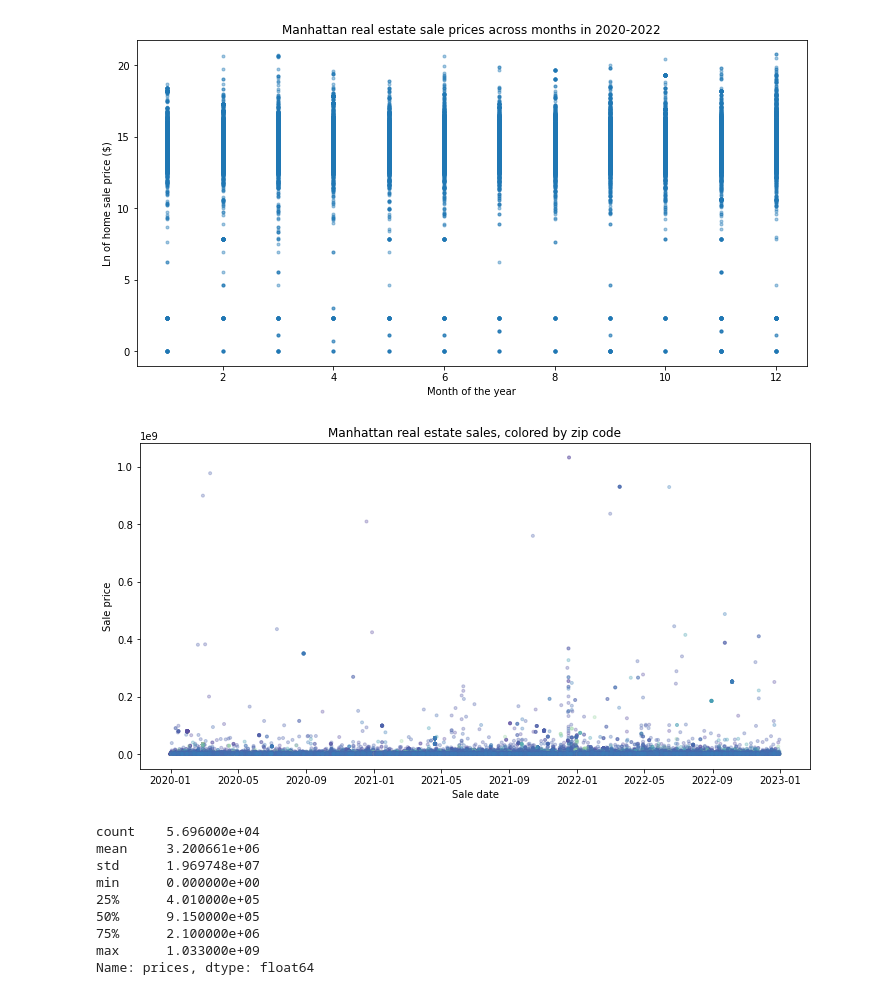
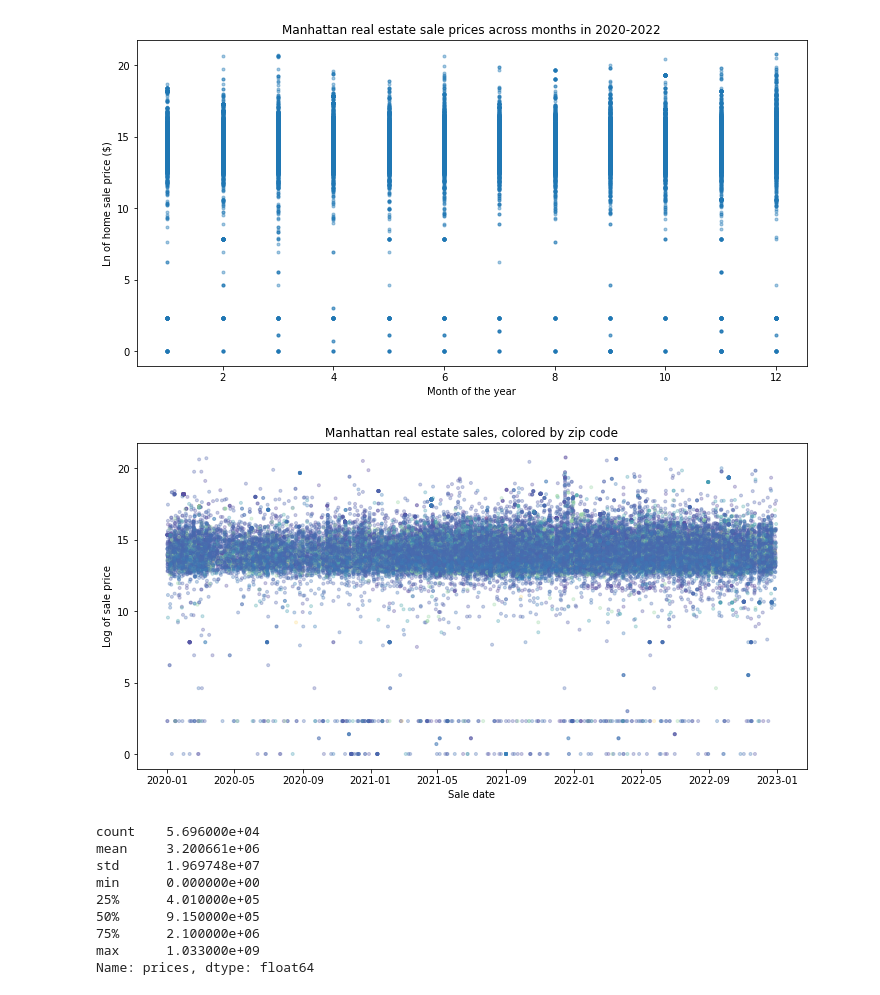
Before and after one commit to lprockop/MastersThesis, a Jupyter notebook: Data/DataCleaning.ipynb, the cells around one changed output. Saved outputs shown, nothing was run; the diff lists cells and outputs as text; code cells hidden in the pictures.

Commit message:
adding many more data files and viz

```diff
--- a/Data/DataCleaning.ipynb
+++ b/Data/DataCleaning.ipynb
@@ -6,9 +6,9 @@ import matplotlib.pyplot as plt
 import datetime
 # %%
 #read in sales
-sales20 = pd.read_csv("Data/2020_manhattan.csv", header=6)
-sales21 = pd.read_csv("Data/2021_manhattan.csv", header=6)
-sales22 = pd.read_csv("Data/rollingsales_manhattan.csv")
+sales20 = pd.read_csv("2020_manhattan.csv", header=6)
+sales21 = pd.read_csv("2021_manhattan.csv", header=6)
+sales22 = pd.read_csv("rollingsales_manhattan.csv")
 sales22.rename(columns = {' SALE PRICE ':'SALE PRICE'}, inplace = True)
 sales22.rename(columns = {'RESIDENTIAL UNITS':'RESIDENTIAL\nUNITS'}, inplace = True)
 sales22.rename(columns = {'COMMERCIAL UNITS':'COMMERCIAL\nUNITS'}, inplace = True)
@@ -17,6 +17,6 @@ sales22.rename(columns = {'LAND SQUARE FEET':'LAND \nSQUARE FEET'}, inplace = Tr
 sales22.rename(columns = {'GROSS SQUARE FEET':'GROSS \nSQUARE FEET'}, inplace = True)
 sales22.rename(columns = {'BUILDING CLASS AT TIME OF SALE':'BUILDING CLASS\nAT TIME OF SALE'}, inplace = True)
 # %%
-print(sales20.head(2))
-print(sales21.head(2))
-print(sales22.head(2))
+sales20 = sales20.dropna(how='all')
+sales21 = sales21.dropna(how='all')
+sales22 = sales22.dropna(how='all')
@@ -52,4 +34,6 @@ allsales.head()
 5 rows × 25 columns
+# %%
+allsales['BBL'] = str(allsales['BOROUGH']) + str(allsales['BLOCK']) + str(allsales['LOT'])
 # %%
 allsales.dtypes
 # %% [output]
@@ -72,6 +56 @@ Country                             object
 dtype: object
-# %%
-#drop empty rows
-print(allsales.shape)
-allsales = allsales.dropna(how='all', axis=0)
-print(allsales.shape)
@@ -137,15 +109,15 @@ plt.show()
 # %%
 f = plt.figure()
 f.set_figwidth(12)
 f.set_figheight(6)
-plt.scatter(allsales.realdate, allsales.prices, c=allsales['ZIP CODE'], marker='.', alpha=0.3, cmap='Spectral_r')
+plt.scatter(allsales.realdate, np.log(allsales.prices), c=allsales['ZIP CODE'], marker='.', alpha=0.3, cmap='Spectral_r')
 plt.xlabel("Sale date")
-plt.ylabel("Sale price")
+plt.ylabel("Log of sale price")
 plt.title("Manhattan real estate sales, colored by zip code")
 plt.savefig("zipcolors.png")
 plt.show()
 # %% [output]
-[figure, old version]
+[figure, new version]
 # %%
 allsales.prices.describe()
 # %% [output]
```
Also changed, not shown: parts of 22 cells of this notebook, 6 other files.
